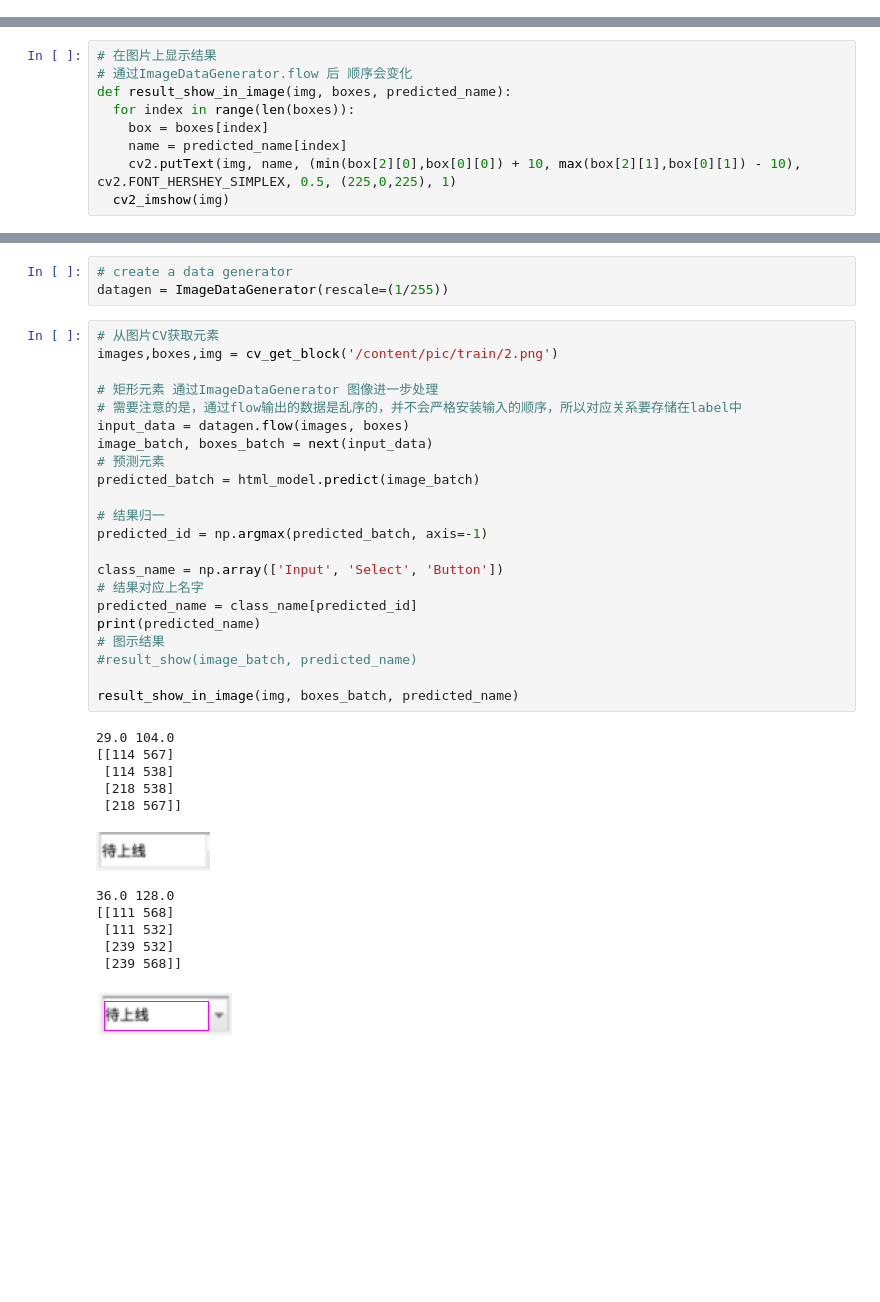
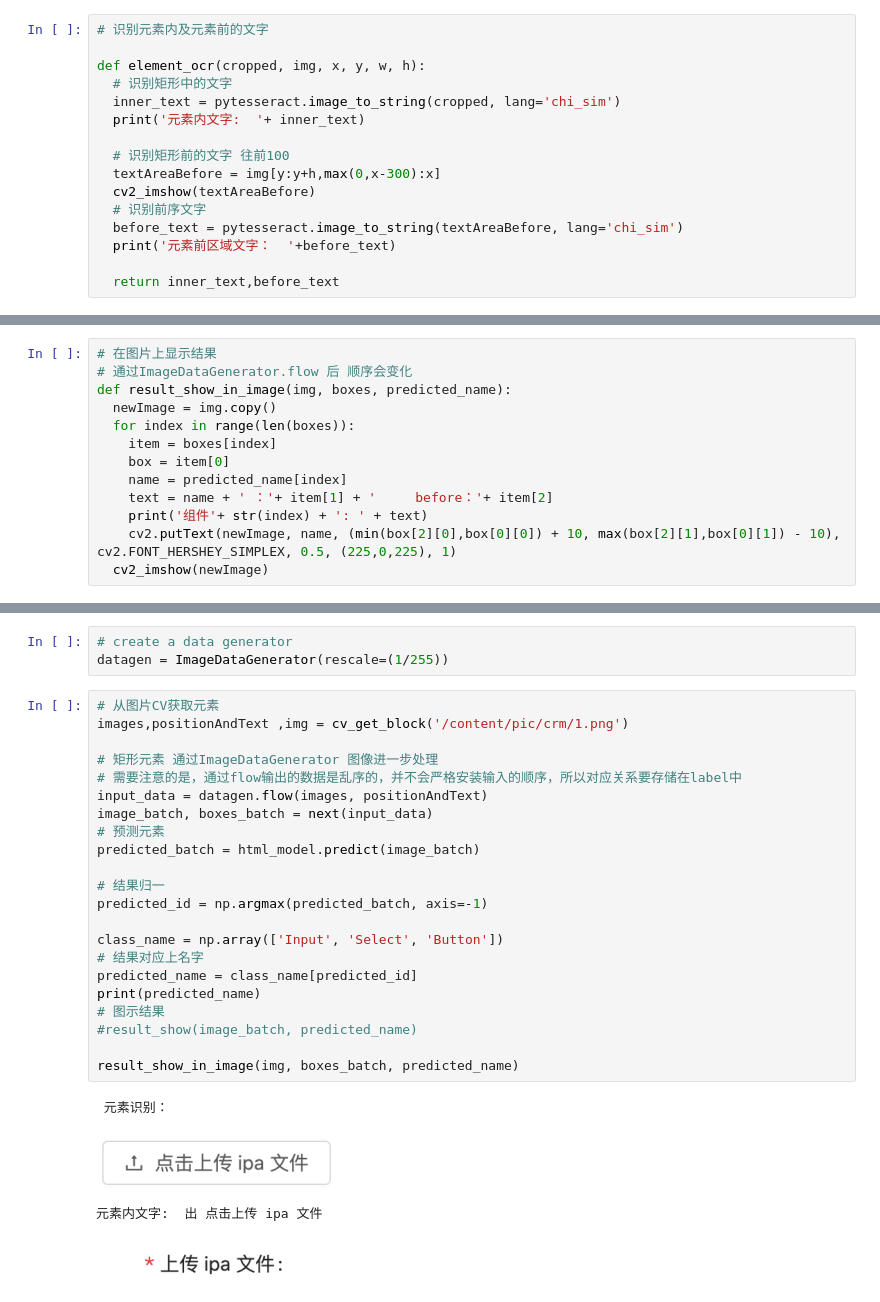
Before and after one commit to yuxizhe/HTML-UI-datasets-generate, a Jupyter notebook: cv后分类.ipynb, the cells around one changed output, grey strips where cells are left out. Cells and saved outputs as stored; diff of their text form; blank space fills up the shorter version.

```diff
--- a/cv后分类.ipynb
+++ b/cv后分类.ipynb
@@ -12,3 +26,19 @@ from keras.preprocessing.image import ImageDataGenerator
+# %%
+# 识别元素内及元素前的文字
+
+def element_ocr(cropped, img, x, y, w, h):
+  # 识别矩形中的文字
+  inner_text = pytesseract.image_to_string(cropped, lang='chi_sim')
+  print('元素内文字:  '+ inner_text)
+
+  # 识别矩形前的文字 往前100
+  textAreaBefore = img[y:y+h,max(0,x-300):x]
+  cv2_imshow(textAreaBefore)
+  # 识别前序文字
+  before_text = pytesseract.image_to_string(textAreaBefore, lang='chi_sim')
+  print('元素前区域文字：  '+before_text)
+
+  return inner_text,before_text
 # %%
 import cv2
 import numpy as np
@@ -120,11 +155,15 @@ def result_show(image_batch, predicted_name):
 # 在图片上显示结果
 # 通过ImageDataGenerator.flow 后 顺序会变化
 def result_show_in_image(img, boxes, predicted_name):
+  newImage = img.copy()
   for index in range(len(boxes)):
-    box = boxes[index]
+    item = boxes[index]
+    box = item[0]
     name = predicted_name[index]
-    cv2.putText(img, name, (min(box[2][0],box[0][0]) + 10, max(box[2][1],box[0][1]) - 10), cv2.FONT_HERSHEY_SIMPLEX, 0.5, (225,0,225), 1)
-  cv2_imshow(img)
+    text = name + ' ：'+ item[1] + '     before：'+ item[2]
+    print('组件'+ str(index) + ': ' + text)
+    cv2.putText(newImage, name, (min(box[2][0],box[0][0]) + 10, max(box[2][1],box[0][1]) - 10), cv2.FONT_HERSHEY_SIMPLEX, 0.5, (225,0,225), 1)
+  cv2_imshow(newImage)
 # %%
 # 显示 ImageDataGenerator 处理后的图形
 def show_batch(image_batch):
@@ -145,36 +184,28 @@ html_model = tf.keras.models.load_model('/content/model/')
 datagen = ImageDataGenerator(rescale=(1/255))
 # %%
 # 从图片CV获取元素
-images,boxes,img = cv_get_block('/content/pic/train/2.png')
+images,positionAndText ,img = cv_get_block('/content/pic/crm/1.png')
 
 # 矩形元素 通过ImageDataGenerator 图像进一步处理
 # 需要注意的是，通过flow输出的数据是乱序的，并不会严格安装输入的顺序，所以对应关系要存储在label中
-input_data = datagen.flow(images, boxes)
+input_data = datagen.flow(images, positionAndText)
 image_batch, boxes_batch = next(input_data)
 # 预测元素
 predicted_batch = html_model.predict(image_batch)
 
 # 结果归一
 predicted_id = np.argmax(predicted_batch, axis=-1)
 
 class_name = np.array(['Input', 'Select', 'Button'])
 # 结果对应上名字
 predicted_name = class_name[predicted_id]
 print(predicted_name)
 # 图示结果
 #result_show(image_batch, predicted_name)
 
 result_show_in_image(img, boxes_batch, predicted_name)
 # %% [output]
-29.0 104.0
-[[114 567]
- [114 538]
- [218 538]
- [218 567]]
+ 元素识别：
-[figure, old version]
+[figure, new version]
-36.0 128.0
-[[111 568]
- [111 532]
- [239 532]
- [239 568]]
+元素内文字:  出 点击上传 ipa 文件
-[figure, old version]
+[figure, new version]
```
Also changed, not shown: parts of 4 cells of this notebook.
